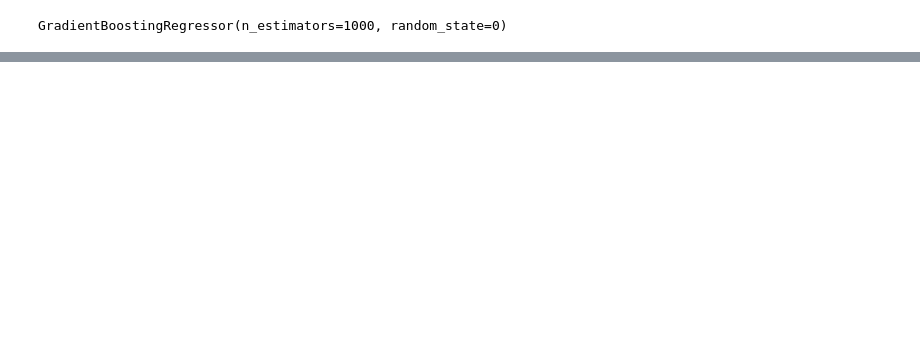
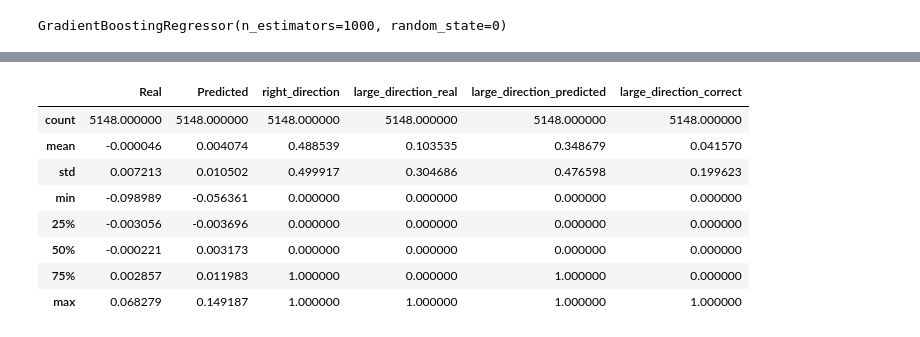
Before and after one commit to vweinblatt123/CF-Project2, a Jupyter notebook: Victor/model_training.ipynb, the cells around one changed output, grey strips where cells are left out. Saved outputs shown, nothing was run; the diff lists cells and outputs as text; code cells hidden in the pictures; blank space fills up the shorter version.

```diff
--- a/Victor/model_training.ipynb
+++ b/Victor/model_training.ipynb
@@ -124,0 +163,20 @@ array([3.19413791e-02, 7.84404471e-01, 9.27984618e-03, 2.97393946e-01,
+# %%
+output["large_direction_real"] = np.where(np.abs(output['Real']) > 0.01 ,1,0)
+# %%
+output["large_direction_predicted"] = np.where(np.abs(output['Predicted']) > 0.01 ,1,0)
+# %%
+output["large_direction_correct"] = output['large_direction_real'] + output['large_direction_predicted']
+# %%
+output["large_direction_correct"] = np.where(output["large_direction_correct"]==2,1,0)
+# %%
+output.describe()
+# %% [output]
+|  | Real | Predicted | right_direction | large_direction_real | large_direction_predicted | large_direction_correct |
+| count | 5148.000000 | 5148.000000 | 5148.000000 | 5148.000000 | 5148.000000 | 5148.000000 |
+| mean | -0.000046 | 0.004074 | 0.488539 | 0.103535 | 0.348679 | 0.041570 |
+| std | 0.007213 | 0.010502 | 0.499917 | 0.304686 | 0.476598 | 0.199623 |
+| min | -0.098989 | -0.056361 | 0.000000 | 0.000000 | 0.000000 | 0.000000 |
+| 25% | -0.003056 | -0.003696 | 0.000000 | 0.000000 | 0.000000 | 0.000000 |
+| 50% | -0.000221 | 0.003173 | 0.000000 | 0.000000 | 0.000000 | 0.000000 |
+| 75% | 0.002857 | 0.011983 | 1.000000 | 0.000000 | 1.000000 | 0.000000 |
+| max | 0.068279 | 0.149187 | 1.000000 | 1.000000 | 1.000000 | 1.000000 |
```
Also changed, not shown: parts of 12 cells of this notebook, 1 other file.
